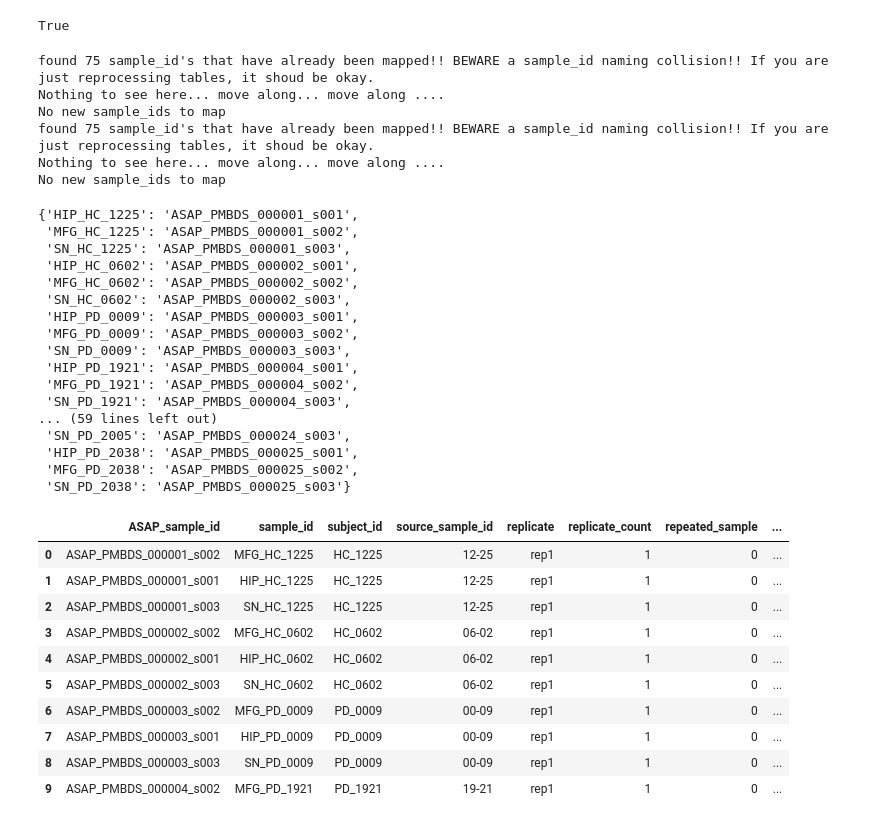
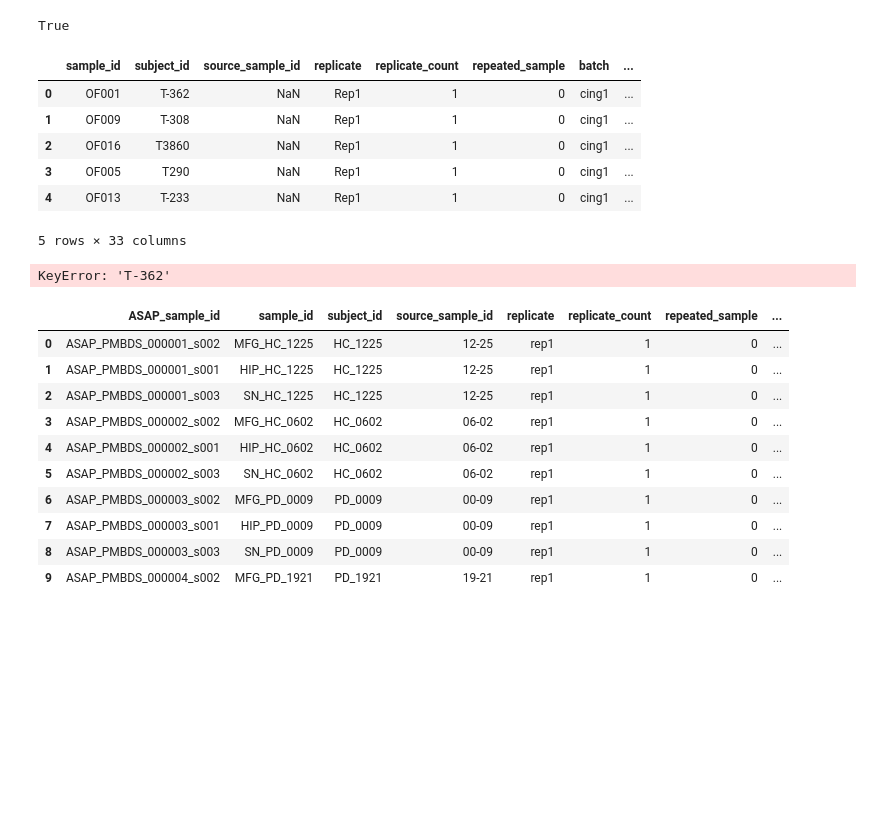
Before and after one commit to ergonyc/meta-clean, a Jupyter notebook: ASAP_ids.ipynb, the cells around one changed output. Drawn from its saved outputs; the diff is of its cells as text; code cells hidden in the pictures; blank space fills up the shorter version.

```diff
--- a/ASAP_ids.ipynb
+++ b/ASAP_ids.ipynb
@@ -546,38 +423,31 @@ def generate_asap_sample_ids2(asapid_mapper:dict,
 
     # print(ud_sampleid_mapper)
     return ud_sampleid_mapper
+# %%
+
+sample_df = SAMPLE.copy()
+
+sample_df.head()
+# %% [output]
+|  | sample_id | subject_id | source_sample_id | replicate | replicate_count | repeated_sample | batch | ... |
+| 0 | OF001 | T-362 | NaN | Rep1 | 1 | 0 | cing1 | ... |
+| 1 | OF009 | T-308 | NaN | Rep1 | 1 | 0 | cing1 | ... |
+| 2 | OF016 | T3860 | NaN | Rep1 | 1 | 0 | cing1 | ... |
+| 3 | OF005 | T290 | NaN | Rep1 | 1 | 0 | cing1 | ... |
+| 4 | OF013 | T-233 | NaN | Rep1 | 1 | 0 | cing1 | ... |
+5 rows × 33 columns
+# %%
+
+
+ud_sampleid_mapper = generate_asap_sample_ids(asapid_mapper, sample_df, sampleid_mapper)
+# %% [output]
+KeyError: 'T-362'
 # %%
-sample_df = SAMPLE.copy()
 
-ud_sampleid_mapper = generate_asap_sample_ids2(asapid_mapper, sample_df, sampleid_mapper)
 ud_sampleid_mapper2 = generate_asap_sample_ids2(asapid_mapper, sample_df, ud_sampleid_mapper)
 ud_sampleid_mapper3 = generate_asap_sample_ids2(asapid_mapper, sample_df, ud_sampleid_mapper2)
 
 ud_sampleid_mapper3
-# %% [output]
-found 75 sample_id's that have already been mapped!! BEWARE a sample_id naming collision!! If you are just reprocessing tables, it shoud be okay.
-Nothing to see here... move along... move along ....
-No new sample_ids to map
-found 75 sample_id's that have already been mapped!! BEWARE a sample_id naming collision!! If you are just reprocessing tables, it shoud be okay.
-Nothing to see here... move along... move along ....
-No new sample_ids to map
-{'HIP_HC_1225': 'ASAP_PMBDS_000001_s001',
- 'MFG_HC_1225': 'ASAP_PMBDS_000001_s002',
- 'SN_HC_1225': 'ASAP_PMBDS_000001_s003',
- 'HIP_HC_0602': 'ASAP_PMBDS_000002_s001',
- 'MFG_HC_0602': 'ASAP_PMBDS_000002_s002',
- 'SN_HC_0602': 'ASAP_PMBDS_000002_s003',
- 'HIP_PD_0009': 'ASAP_PMBDS_000003_s001',
- 'MFG_PD_0009': 'ASAP_PMBDS_000003_s002',
- 'SN_PD_0009': 'ASAP_PMBDS_000003_s003',
- 'HIP_PD_1921': 'ASAP_PMBDS_000004_s001',
- 'MFG_PD_1921': 'ASAP_PMBDS_000004_s002',
- 'SN_PD_1921': 'ASAP_PMBDS_000004_s003',
-... (59 lines left out)
- 'SN_PD_2005': 'ASAP_PMBDS_000024_s003',
- 'HIP_PD_2038': 'ASAP_PMBDS_000025_s001',
- 'MFG_PD_2038': 'ASAP_PMBDS_000025_s002',
- 'SN_PD_2038': 'ASAP_PMBDS_000025_s003'}
 # %%
 ud_sample_df = sample_df.copy()
 ASAP_sample_id = ud_sample_df['sample_id'].map(ud_sampleid_mapper)
```
Also changed, not shown: parts of 6 cells of this notebook.
